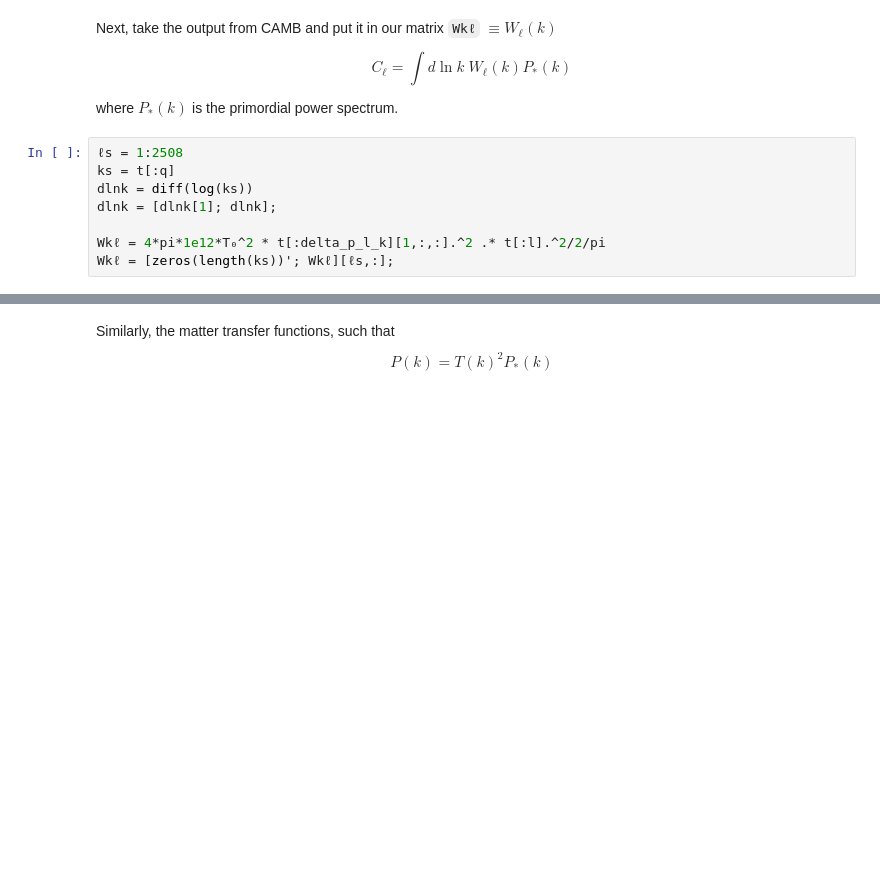
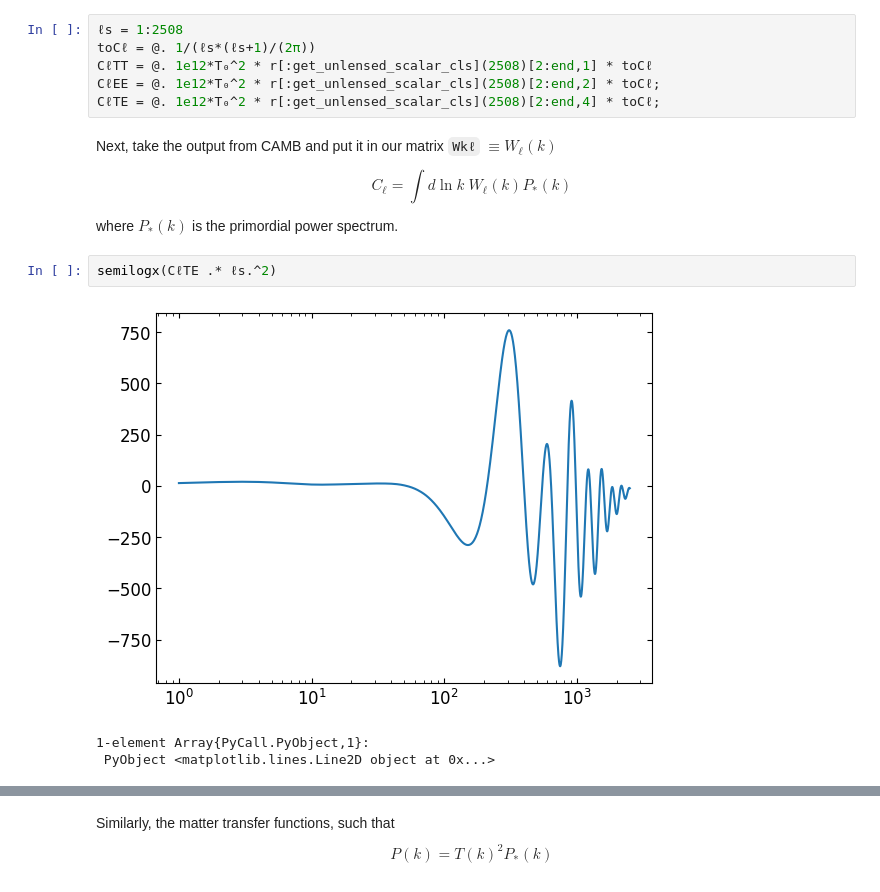
Before and after one commit to marius311/mpk_compilation, a Jupyter notebook: tegfig.ipynb, the cells around one changed output, grey strips where cells are left out. Drawn from its saved outputs; the diff is of its cells as text; blank space fills up the shorter version.

```diff
--- a/tegfig.ipynb
+++ b/tegfig.ipynb
@@ -39,6 +32,12 @@ t = r[:get_cmb_transfer_data]()
 mt = r[:get_matter_transfer_data]();
 # %% [output]
 WARNING:root:accuracy parameters are changed globally, not yet per parameter set
+# %%
+ℓs = 1:2508
+toCℓ = @. 1/(ℓs*(ℓs+1)/(2π))
+CℓTT = @. 1e12*T₀^2 * r[:get_unlensed_scalar_cls](2508)[2:end,1] * toCℓ
+CℓEE = @. 1e12*T₀^2 * r[:get_unlensed_scalar_cls](2508)[2:end,2] * toCℓ;
+CℓTE = @. 1e12*T₀^2 * r[:get_unlensed_scalar_cls](2508)[2:end,4] * toCℓ;
 # %% [markdown]
 Next, take the output from CAMB and put it in our matrix `Wkℓ` $\equiv W_\ell(k)$
 
@@ -47,11 +46,9 @@ C_\ell = \int d\ln k \;W_\ell(k) P_*(k)
 $$
 
 where $P_*(k)$ is the primordial power spectrum.
-# %%
-ℓs = 1:2508
-ks = t[:q]
-dlnk = diff(log(ks))
-dlnk = [dlnk[1]; dlnk];
-
-Wkℓ = 4*pi*1e12*T₀^2 * t[:delta_p_l_k][1,:,:].^2 .* t[:l].^2/2/pi
-Wkℓ = [zeros(length(ks))'; Wkℓ][ℓs,:];
+# %%
+semilogx(CℓTE .* ℓs.^2)
+# %% [output]
+[figure, added]
+1-element Array{PyCall.PyObject,1}:
+ PyObject <matplotlib.lines.Line2D object at 0x...>
```
Also changed, not shown: parts of 30 cells of this notebook.
